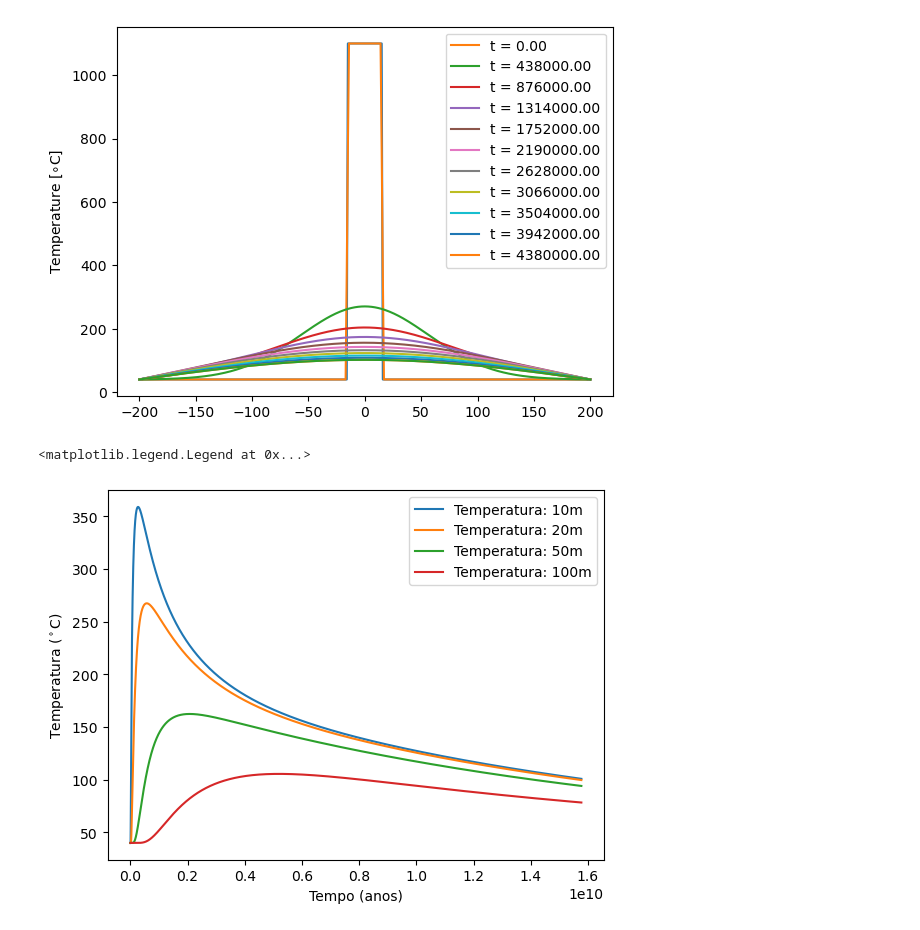
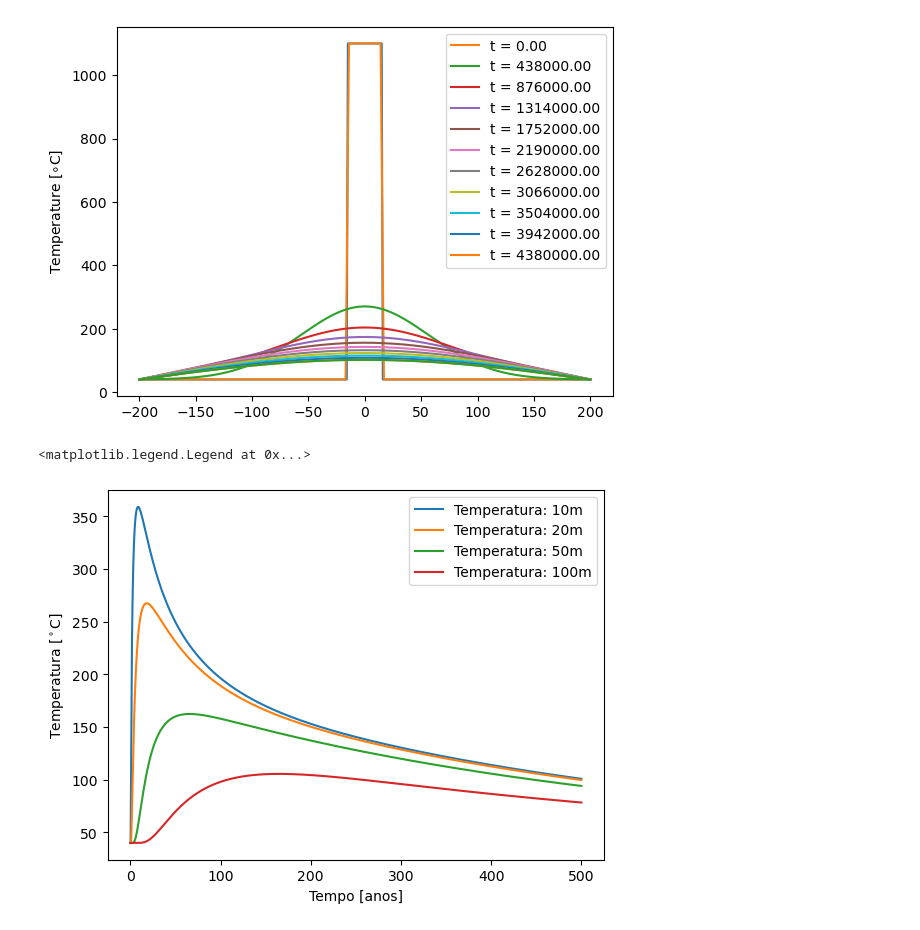
Before and after one commit to YagoMCastro/bacias-msc-2024, a Jupyter notebook: notebooks/activities/atividade1.ipynb, the cells around one changed output. Drawn from its saved outputs; the diff is of its cells as text; code cells hidden in the pictures.

```diff
--- a/notebooks/activities/atividade1.ipynb
+++ b/notebooks/activities/atividade1.ipynb
@@ -53,13 +52,13 @@ plt.legend()
 <matplotlib.legend.Legend at 0x...>
 [figure]
 # %%
-plt.plot(time,temperature_10_meters, label= "Temperatura: 10m")
-plt.plot(time,temperature_20_meters, label= "Temperatura: 20m")
-plt.plot(time,temperature_50_meters, label= "Temperatura: 50m")
-plt.plot(time,temperature_100_meters, label= "Temperatura: 100m")
+plt.plot(time/years,temperature_10_meters, label= "Temperatura: 10m")
+plt.plot(time/years,temperature_20_meters, label= "Temperatura: 20m")
+plt.plot(time/years,temperature_50_meters, label= "Temperatura: 50m")
+plt.plot(time/years,temperature_100_meters, label= "Temperatura: 100m")
 plt.xlabel("Tempo [anos]")
 plt.ylabel("Temperatura [$^\circ$C]")
 plt.legend()
 # %% [output]
 <matplotlib.legend.Legend at 0x...>
-[figure, old version]
+[figure, new version]
```
Also changed, not shown: parts of 1 cell of this notebook.
